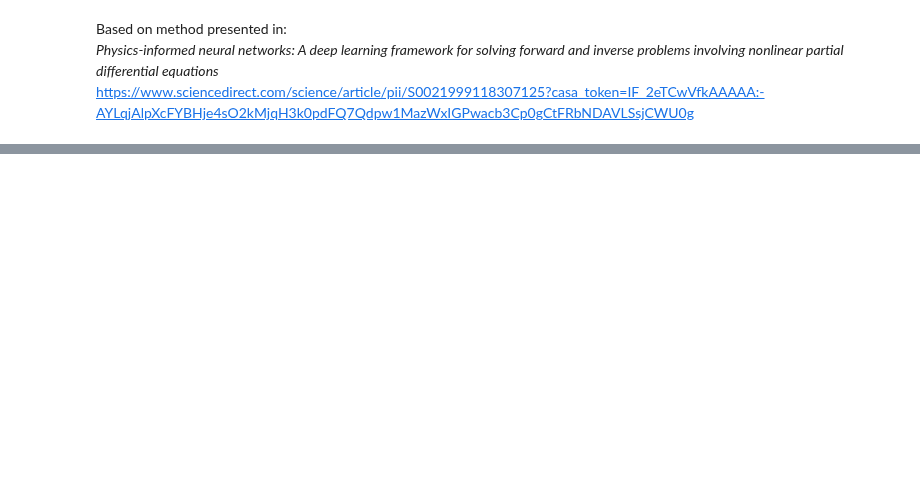
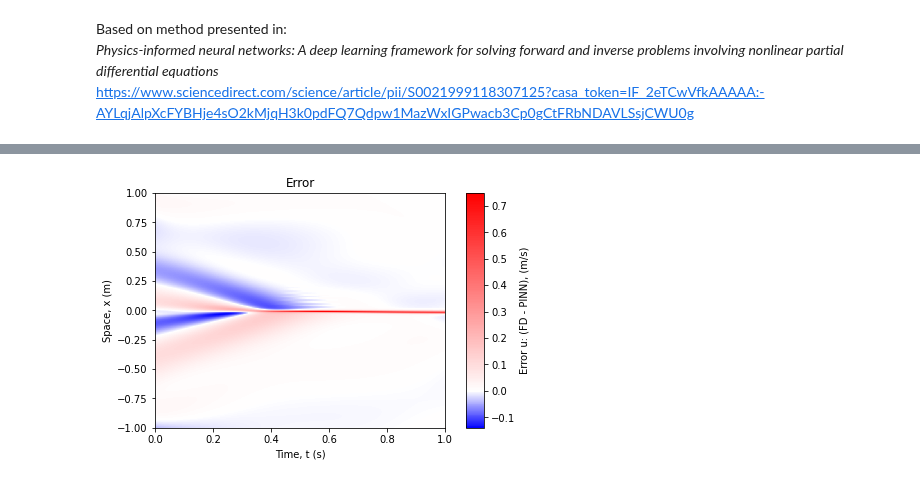
Before and after one commit to StephenTGibson/COMP527-colabNotebooks, a Jupyter notebook: COMP702-MScProject/PINN_method_for_1D_Burgers'_equation_forward_problem_using_L_BFGS.ipynb, the cells around one changed output, grey strips where cells are left out. Saved outputs shown, nothing was run; the diff lists cells and outputs as text; code cells hidden in the pictures; blank space fills up the shorter version.

```diff
--- a/COMP702-MScProject/PINN_method_for_1D_Burgers'_equation_forward_problem_using_L_BFGS.ipynb
+++ b/COMP702-MScProject/PINN_method_for_1D_Burgers'_equation_forward_problem_using_L_BFGS.ipynb
@@ -491,0 +288,2 @@ plt.show()
+# %%
+FD_solution, FD_duration = devitoSolver_1D_Burgers(1000, 600, tMin, tMax, xMin, xMax, l1, l2)
@@ -491,0 +300,21 @@ plt.show()
+# %%
+fig = plt.figure(
+    figsize=(6, 4),
+    constrained_layout=True
+    )
+gs = GridSpec(1, 1, figure=fig)
+norm = TwoSlopeNorm(vcenter=0)
+
+errorAx = fig.add_subplot(gs[:,:])
+errorPlot = errorAx.pcolormesh(mesh_x, mesh_y, FD_solution - PINN_solution, cmap='bwr', norm=norm)
+
+errorAx.set_xlim([0, 1])
+errorAx.set_ylim([-1, 1])
+
+errorAx.set_title('Error')
+errorAx.set_xlabel('Time, t (s)')
+errorAx.set_ylabel('Space, x (m)')
+cbar = fig.colorbar(errorPlot, use_gridspec=True)
+cbar.set_label('Error u: (FD - PINN), (m/s)')
+# %% [output]
+[figure, added]
```
Also changed, not shown: parts of 46 cells of this notebook.
